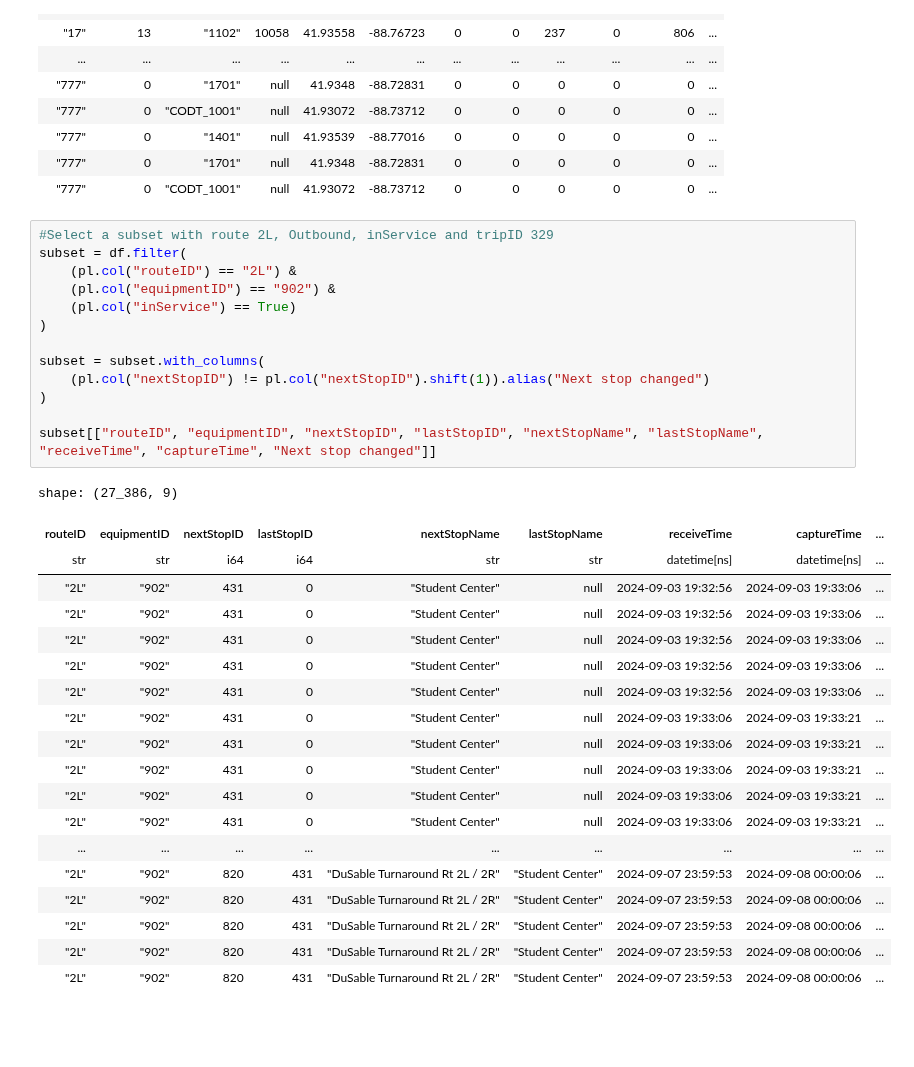
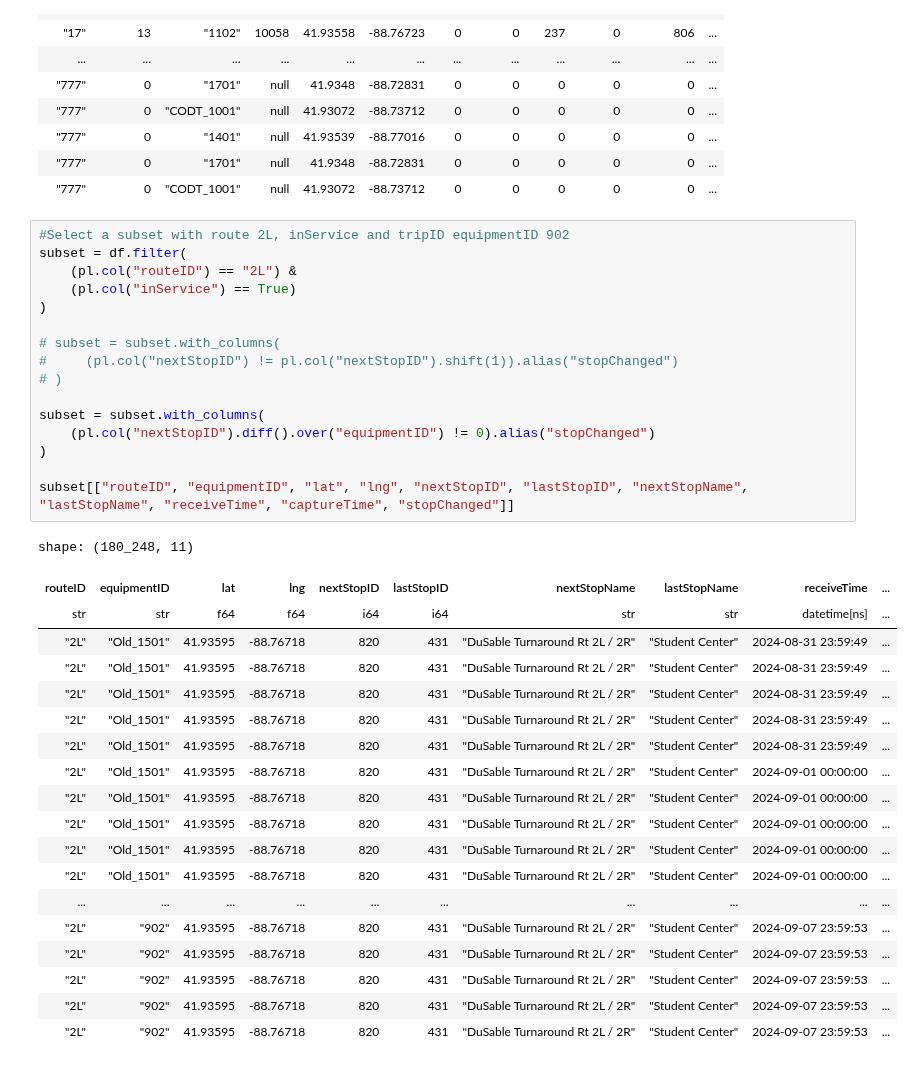
Before and after one commit to shaivilp/Research-Rookies, a Jupyter notebook: data_visualization/findRouteTiming.ipynb, the cells around one changed output. Cells and saved outputs as stored; diff of their text form; blank space fills up the shorter version.

```diff
--- a/data_visualization/findRouteTiming.ipynb
+++ b/data_visualization/findRouteTiming.ipynb
@@ -103,35 +104,38 @@ shape: (3_081_874, 32)
 | "777" | 0 | "1701" | null | 41.9348 | -88.72831 | 0 | 0 | 0 | 0 | 0 | ... |
 | "777" | 0 | "CODT_1001" | null | 41.93072 | -88.73712 | 0 | 0 | 0 | 0 | 0 | ... |
 # %%
-#Select a subset with route 2L, Outbound, inService and tripID 329
+#Select a subset with route 2L, inService and tripID equipmentID 902
 subset = df.filter(
     (pl.col("routeID") == "2L") &
-    (pl.col("equipmentID") == "902") &
     (pl.col("inService") == True)
 )
 
+# subset = subset.with_columns(
+#     (pl.col("nextStopID") != pl.col("nextStopID").shift(1)).alias("stopChanged")
+# )
+
 subset = subset.with_columns(
-    (pl.col("nextStopID") != pl.col("nextStopID").shift(1)).alias("Next stop changed")
+    (pl.col("nextStopID").diff().over("equipmentID") != 0).alias("stopChanged")
 )
 
-subset[["routeID", "equipmentID", "nextStopID", "lastStopID", "nextStopName", "lastStopName", "receiveTime", "captureTime", "Next stop changed"]]
+subset[["routeID", "equipmentID", "lat", "lng", "nextStopID", "lastStopID", "nextStopName", "lastStopName", "receiveTime", "captureTime", "stopChanged"]]
 # %% [output]
-shape: (27_386, 9)
+shape: (180_248, 11)
-| routeID | equipmentID | nextStopID | lastStopID | nextStopName | lastStopName | receiveTime | captureTime | ... |
-| str | str | i64 | i64 | str | str | datetime[ns] | datetime[ns] | ... |
-| "2L" | "902" | 431 | 0 | "Student Center" | null | 2024-09-03 19:32:56 | 2024-09-03 19:33:06 | ... |
-| "2L" | "902" | 431 | 0 | "Student Center" | null | 2024-09-03 19:32:56 | 2024-09-03 19:33:06 | ... |
-| "2L" | "902" | 431 | 0 | "Student Center" | null | 2024-09-03 19:32:56 | 2024-09-03 19:33:06 | ... |
-| "2L" | "902" | 431 | 0 | "Student Center" | null | 2024-09-03 19:32:56 | 2024-09-03 19:33:06 | ... |
-| "2L" | "902" | 431 | 0 | "Student Center" | null | 2024-09-03 19:32:56 | 2024-09-03 19:33:06 | ... |
-| "2L" | "902" | 431 | 0 | "Student Center" | null | 2024-09-03 19:33:06 | 2024-09-03 19:33:21 | ... |
-| "2L" | "902" | 431 | 0 | "Student Center" | null | 2024-09-03 19:33:06 | 2024-09-03 19:33:21 | ... |
-| "2L" | "902" | 431 | 0 | "Student Center" | null | 2024-09-03 19:33:06 | 2024-09-03 19:33:21 | ... |
-| "2L" | "902" | 431 | 0 | "Student Center" | null | 2024-09-03 19:33:06 | 2024-09-03 19:33:21 | ... |
-| "2L" | "902" | 431 | 0 | "Student Center" | null | 2024-09-03 19:33:06 | 2024-09-03 19:33:21 | ... |
-| ... | ... | ... | ... | ... | ... | ... | ... | ... |
-| "2L" | "902" | 820 | 431 | "DuSable Turnaround Rt 2L / 2R" | "Student Center" | 2024-09-07 23:59:53 | 2024-09-08 00:00:06 | ... |
-| "2L" | "902" | 820 | 431 | "DuSable Turnaround Rt 2L / 2R" | "Student Center" | 2024-09-07 23:59:53 | 2024-09-08 00:00:06 | ... |
-| "2L" | "902" | 820 | 431 | "DuSable Turnaround Rt 2L / 2R" | "Student Center" | 2024-09-07 23:59:53 | 2024-09-08 00:00:06 | ... |
-| "2L" | "902" | 820 | 431 | "DuSable Turnaround Rt 2L / 2R" | "Student Center" | 2024-09-07 23:59:53 | 2024-09-08 00:00:06 | ... |
-| "2L" | "902" | 820 | 431 | "DuSable Turnaround Rt 2L / 2R" | "Student Center" | 2024-09-07 23:59:53 | 2024-09-08 00:00:06 | ... |
+| routeID | equipmentID | lat | lng | nextStopID | lastStopID | nextStopName | lastStopName | receiveTime | ... |
+| str | str | f64 | f64 | i64 | i64 | str | str | datetime[ns] | ... |
+| "2L" | "Old_1501" | 41.93595 | -88.76718 | 820 | 431 | "DuSable Turnaround Rt 2L / 2R" | "Student Center" | 2024-08-31 23:59:49 | ... |
+| "2L" | "Old_1501" | 41.93595 | -88.76718 | 820 | 431 | "DuSable Turnaround Rt 2L / 2R" | "Student Center" | 2024-08-31 23:59:49 | ... |
+| "2L" | "Old_1501" | 41.93595 | -88.76718 | 820 | 431 | "DuSable Turnaround Rt 2L / 2R" | "Student Center" | 2024-08-31 23:59:49 | ... |
+| "2L" | "Old_1501" | 41.93595 | -88.76718 | 820 | 431 | "DuSable Turnaround Rt 2L / 2R" | "Student Center" | 2024-08-31 23:59:49 | ... |
+| "2L" | "Old_1501" | 41.93595 | -88.76718 | 820 | 431 | "DuSable Turnaround Rt 2L / 2R" | "Student Center" | 2024-08-31 23:59:49 | ... |
+| "2L" | "Old_1501" | 41.93595 | -88.76718 | 820 | 431 | "DuSable Turnaround Rt 2L / 2R" | "Student Center" | 2024-09-01 00:00:00 | ... |
+| "2L" | "Old_1501" | 41.93595 | -88.76718 | 820 | 431 | "DuSable Turnaround Rt 2L / 2R" | "Student Center" | 2024-09-01 00:00:00 | ... |
+| "2L" | "Old_1501" | 41.93595 | -88.76718 | 820 | 431 | "DuSable Turnaround Rt 2L / 2R" | "Student Center" | 2024-09-01 00:00:00 | ... |
+| "2L" | "Old_1501" | 41.93595 | -88.76718 | 820 | 431 | "DuSable Turnaround Rt 2L / 2R" | "Student Center" | 2024-09-01 00:00:00 | ... |
+| "2L" | "Old_1501" | 41.93595 | -88.76718 | 820 | 431 | "DuSable Turnaround Rt 2L / 2R" | "Student Center" | 2024-09-01 00:00:00 | ... |
+| ... | ... | ... | ... | ... | ... | ... | ... | ... | ... |
+| "2L" | "902" | 41.93595 | -88.76718 | 820 | 431 | "DuSable Turnaround Rt 2L / 2R" | "Student Center" | 2024-09-07 23:59:53 | ... |
+| "2L" | "902" | 41.93595 | -88.76718 | 820 | 431 | "DuSable Turnaround Rt 2L / 2R" | "Student Center" | 2024-09-07 23:59:53 | ... |
+| "2L" | "902" | 41.93595 | -88.76718 | 820 | 431 | "DuSable Turnaround Rt 2L / 2R" | "Student Center" | 2024-09-07 23:59:53 | ... |
+| "2L" | "902" | 41.93595 | -88.76718 | 820 | 431 | "DuSable Turnaround Rt 2L / 2R" | "Student Center" | 2024-09-07 23:59:53 | ... |
+| "2L" | "902" | 41.93595 | -88.76718 | 820 | 431 | "DuSable Turnaround Rt 2L / 2R" | "Student Center" | 2024-09-07 23:59:53 | ... |
```
Also changed, not shown: parts of 6 cells of this notebook.
